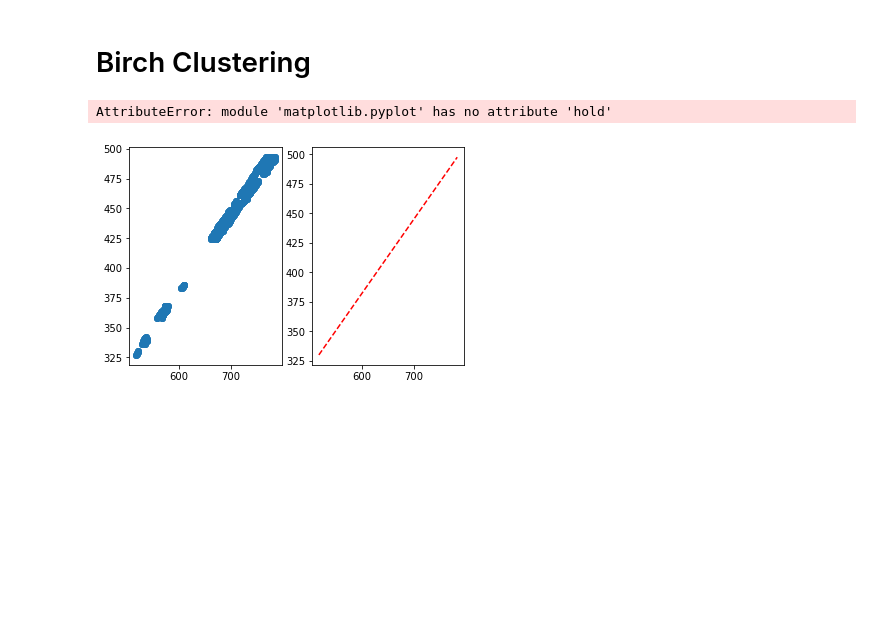
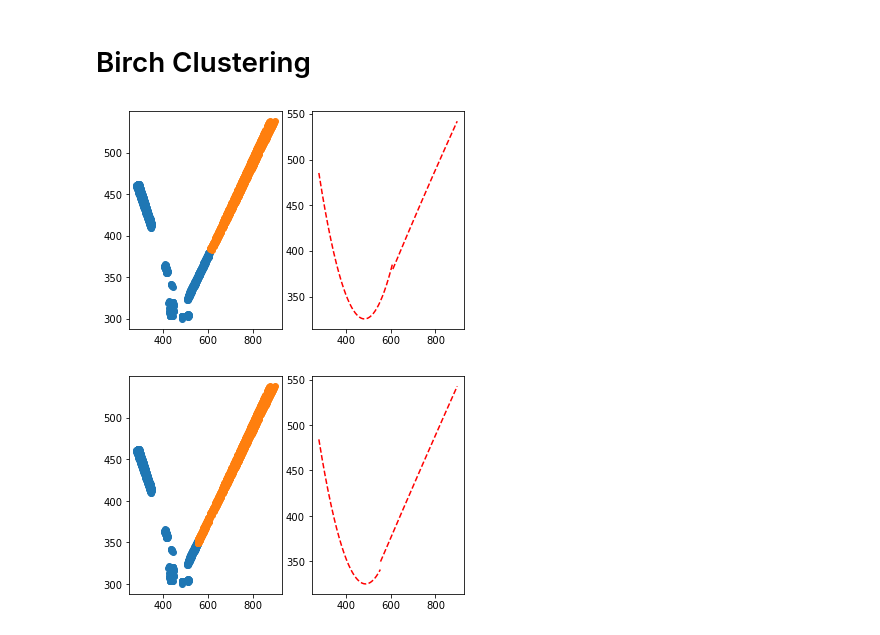
Before and after one commit to AayushAgrawal2003/lane_detection, a Jupyter notebook: lane_detection_opencv.ipynb, the cells around one changed output. Drawn from its saved outputs; the diff is of its cells as text; code cells hidden in the pictures; blank space fills up the shorter version.

Commit message:
quadrartic curve fitting

```diff
--- a/lane_detection_opencv.ipynb
+++ b/lane_detection_opencv.ipynb
@@ -16,7 +16,7 @@ from sklearn.cluster import Birch
 # Detecting Lanes
 # %%
 # Read in and grayscale the image
-image = mpimg.imread('test_images/solidYellowLeft.jpg')
+image = mpimg.imread('test_images/solidWhiteCurve.jpg')
 gray = cv2.cvtColor(image,cv2.COLOR_RGB2GRAY)
 
 kernel_size = 5
@@ -103,46 +103,63 @@ plt.scatter(x_points,y_points)
 # %% [markdown]
 # Curve Fitting Using Scipy
 # %%
-def objective(x, a, b):
+def linear(x, a, b):
 	return a * x + b
+def quad(x, a, b,c):
+	return a * x**2 + b *x + c
 # %%
 def curve(obj,x,y):
     popt, _ = curve_fit(obj, x, y)
-    a, b = popt
+    a, b,c= popt
     #plt.scatter(x, y)
-    x_line = arange(min(x), max(x), 1)
-    y_line = objective(x_line, a, b)
+    x_line = arange(min(x),max(x),1)
+    y_line = quad(x_line, a, b,c)
     return(x_line,y_line)
 # %% [markdown]
 # Birch Clustering
 # %%
 # define the model
-model = Birch(threshold=150, n_clusters=2)
-# fit the model
-model.fit(points)
-# assign a cluster to each example
-yhat = model.predict(points)
-# retrieve unique clusters
-clusters = unique(yhat)
+for i in range(180,200,10):
+    model = Birch(threshold= i, n_clusters=2)
+    # fit the model
+    model.fit(points)
+    # assign a cluster to each example
+    yhat = model.predict(points)
+    # retrieve unique clusters
+    clusters = unique(yhat)
+    figure, axis = plt.subplots(1, 2)
+    # create scatter plot for samples from each cluster
+    store_x,store_y = [],[]
+    for cluster in clusters:
 
-# create scatter plot for samples from each cluster
-for cluster in clusters:
-    # get row indexes for samples with this cluster
-    row_ix = where(yhat == cluster)
-    row_ix = row_ix[0]
-    new_x = []
-    new_y = []
-    for i in row_ix:
-        new_x.append(points[i][0])
-        new_y.append(points[i][1])
-    figure, axis = plt.subplots(1, 2)
-    axis[0].scatter(new_x,new_y)
-    x_line,y_line = curve(objective, new_x,new_y)
-    axis[1].plot(x_line, y_line, '--', color='red')
-    plt.hold(True)
+        # get row indexes for samples with this cluster
+        row_ix = where(yhat == cluster)
+        row_ix = row_ix[0]
 
-# show the plot
-plt.show()
+        new_x = []
+        new_y = []
+        for i in row_ix:
+            new_x.append(points[i][0])
+            new_y.append(points[i][1])
+
+        axis[0].scatter(new_x,new_y)
+        x_line,y_line = curve(quad, new_x,new_y)
+        store_x += [x_line]
+        store_y += [y_line]
+        axis[1].plot(x_line, y_line, '--', color='red')
+
+#     mid_x,mid_y = [],[]
+
+
+
+#     for i in range(0,200):
+#         mid_x.append((store_x[0][i] + store_x[1][i])/2)
+#         mid_y.append((store_y[0][i] + store_y[1][i])/2)
+
+#     axis[1].plot(mid_x, mid_y, '--', color='blue')
+
+    # show the plot
+    plt.show()
 # %% [output]
-AttributeError: module 'matplotlib.pyplot' has no attribute 'hold'
-[figure, old version]
+[figure, new version]
+[figure, added]
```
Also changed, not shown: parts of 5 cells of this notebook.
